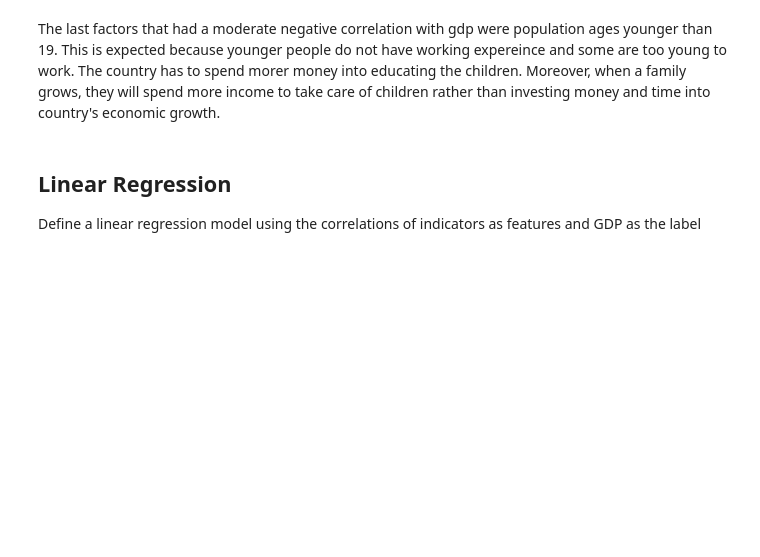
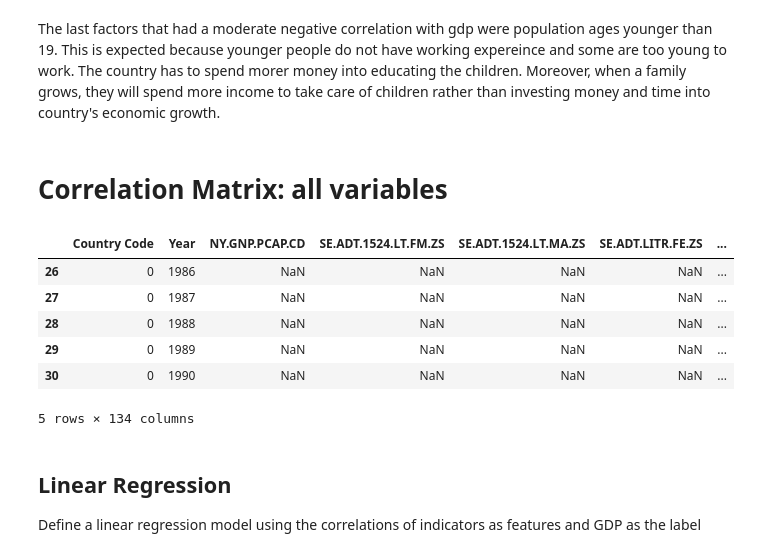
Before and after one commit to aishwaryabsk/GDP_Health_Analysis, a Jupyter notebook: GDP_Health_Analysis.ipynb, the cells around one changed output. Cells and saved outputs as stored; diff of their text form; code cells hidden in the pictures; blank space fills up the shorter version.

Commit message:
corr matrix and delete highly corr features

```diff
--- a/GDP_Health_Analysis.ipynb
+++ b/GDP_Health_Analysis.ipynb
@@ -416,6 +416,30 @@ Out of pocket health expenditure has a moderate negative correlation with gdp. T
 Poverty headcount ratio at national poverty line also have a moderate negative correlation with gdp. This is expected because when country does not have as many resources to give to people, more people will suffer from lower income and therefore poverty.
 # %% [markdown]
 The last factors that had a moderate negative correlation with gdp were population ages younger than 19. This is expected because younger people do not have working expereince and some are too young to work. The country has to spend morer money into educating the children. Moreover, when a family grows, they will spend more income to take care of children rather than investing money and time into country's economic growth.
+# %% [markdown]
+# Correlation Matrix: all variables
+# %%
+correlation_matrix = corr_gdp.corr()
+# %%
+corr_abs = correlation_matrix.abs()
+
+#selecting upper triable of correlation matrix
+upper = corr_abs.where(np.triu(np.ones(corr_abs.shape), k=1).astype(bool))
+
+#will drop features that are highly correlated with each other:
+to_drop = [column for column in upper.columns if any(upper[column] > 0.95)]
+
+corr_gdp.drop(to_drop, axis=1, inplace=True)
+# %%
+corr_gdp.head()
+# %% [output]
+|  | Country Code | Year | NY.GNP.PCAP.CD | SE.ADT.1524.LT.FM.ZS | SE.ADT.1524.LT.MA.ZS | SE.ADT.LITR.FE.ZS | ... |
+| 26 | 0 | 1986 | NaN | NaN | NaN | NaN | ... |
+| 27 | 0 | 1987 | NaN | NaN | NaN | NaN | ... |
+| 28 | 0 | 1988 | NaN | NaN | NaN | NaN | ... |
+| 29 | 0 | 1989 | NaN | NaN | NaN | NaN | ... |
+| 30 | 0 | 1990 | NaN | NaN | NaN | NaN | ... |
+5 rows × 134 columns
 # %% [markdown]
 ## Linear Regression
 
```
Also changed, not shown: parts of 2 cells of this notebook.
